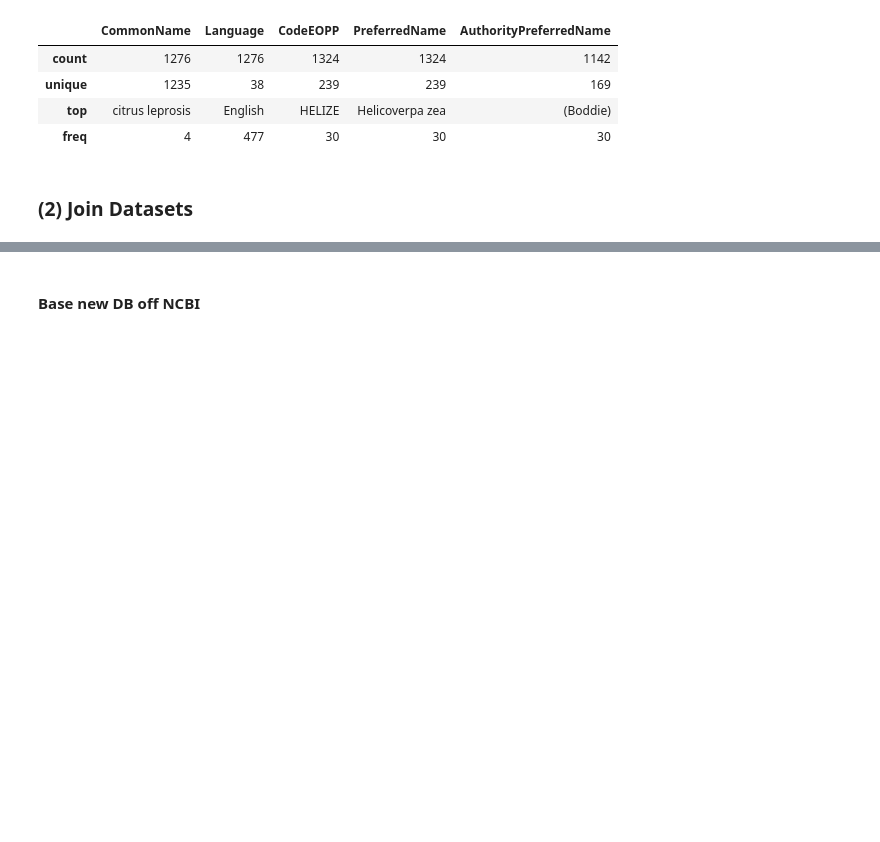
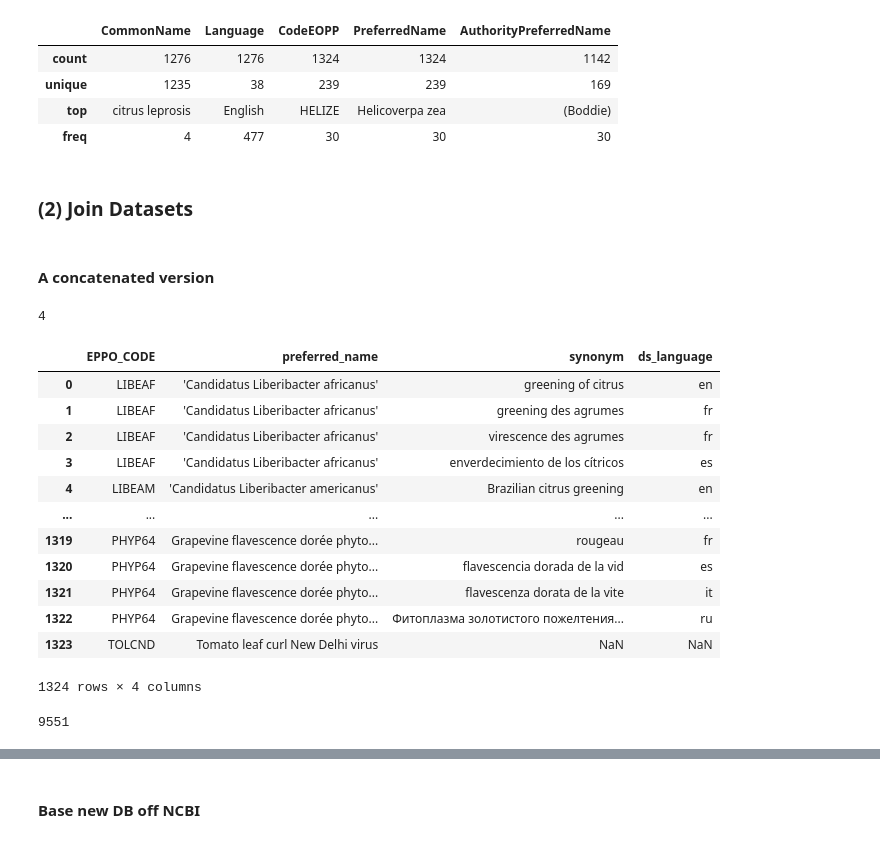
Before and after one commit to e-lubrini/quarantine-organisms-kr-nlp, a Jupyter notebook: lexical_resources/for_annotation/main.ipynb, the cells around one changed output, grey strips where cells are left out. Drawn from its saved outputs; the diff is of its cells as text; code cells hidden in the pictures; blank space fills up the shorter version.

```diff
--- a/lexical_resources/for_annotation/main.ipynb
+++ b/lexical_resources/for_annotation/main.ipynb
@@ -72,6 +69,9 @@ assert to_pattern(r'chrysom_le%+ray_e+du+concombre') == 'chrysom\wle\w* ray\we d
 # %%
 ncbi_sep = '\t'
 ncbi_header = ['synonym','taxid','sci_name','tax_path','POS','rank','undefined','also_undefined']
+ncbi_ext = '.csv'
+
+db_paths['ncbi'] = db_paths['ncbi'][:-4]+ncbi_ext
 
 ## name of the desired coluimns in the LR
 anno_gloss_column_names = ['EPPO_CODE', 'EFSA_PHT', 'NCBI_TAXID', # 3 partial keys to relative dataset
@@ -95,7 +95,3 @@ cc = dict(
     )
 # %% [markdown]
 #### Check Data
-# %%
-for path in db_paths.values():
-    display(describe_csv(path))
-pd.read_csv(db_paths['ncbi'], names=ncbi_header, index_col=0)
@@ -139,0 +98,14 @@ pd.read_csv(db_paths['ncbi'], names=ncbi_header, index_col=0)
+# %%
+for db_name, path in db_paths.items():
+    dbg(len(describe_csv(path).columns))
+    if (len(describe_csv(path).columns))==1:
+        dbg(path)
+        display(describe_csv(path))
+        print('starting normalisation:')
+        normalised_df = pd.read_csv(path, names=ncbi_header, index_col=0, on_bad_lines='skip', sep=ncbi_sep).reset_index(level=0)
+        print('normalised:')
+        display(normalised_df.head())
+        new_path = path[:-4]+'.csv'
+        normalised_df.to_csv(new_path, index=False)
+        db_paths[db_name] = new_path
+    display(describe_csv(path))
@@ -177,10 +174,7 @@ for db_name, columns in cc.items(): # loop over db names and respective relevant
             fun = orig_col[1]
             orig_col = orig_col[0]
         # sep = tab (for ncbi)
-        if 'ncbi' in db_name:
-            ds_col = pd.read_csv(db_paths['ncbi'], names=ncbi_header, index_col=0)[orig_col]
-        else:
-            ds_col = pd.read_csv(db_paths[db_name])[orig_col]
+        ds_col = pd.read_csv(db_paths[db_name])[orig_col]
 
         db[db_name][targ_col] = list(map(fun, ds_col)) # new_db col = old_db col
 
@@ -191,3 +185,25 @@ for db_name, columns in cc.items(): # loop over db names and respective relevant
 prep_dbs = dict()
 for db_name in cc.keys():
     prep_dbs[db_name] = pd.read_csv(os.path.join(annotation_path, db_name + '_table.csv'))
+# %% [markdown]
+#### A concatenated version
+# %%
+len(list(prep_dbs.items()))
+# %% [output]
+4
+# %%
+list(prep_dbs.items())[0][1]
+# %% [output]
+|  | EPPO_CODE | preferred_name | synonym | ds_language |
+| 0 | LIBEAF | 'Candidatus Liberibacter africanus' | greening of citrus | en |
+| 1 | LIBEAF | 'Candidatus Liberibacter africanus' | greening des agrumes | fr |
+| 2 | LIBEAF | 'Candidatus Liberibacter africanus' | virescence des agrumes | fr |
+| 3 | LIBEAF | 'Candidatus Liberibacter africanus' | enverdecimiento de los cítricos | es |
+| 4 | LIBEAM | 'Candidatus Liberibacter americanus' | Brazilian citrus greening | en |
+| ... | ... | ... | ... | ... |
+| 1319 | PHYP64 | Grapevine flavescence dorée phyto... | rougeau | fr |
+| 1320 | PHYP64 | Grapevine flavescence dorée phyto... | flavescencia dorada de la vid | es |
+| 1321 | PHYP64 | Grapevine flavescence dorée phyto... | flavescenza dorata de la vite | it |
+| 1322 | PHYP64 | Grapevine flavescence dorée phyto... | Фитоплазма золотистого пожелтения... | ru |
+| 1323 | TOLCND | Tomato leaf curl New Delhi virus | NaN | NaN |
+1324 rows × 4 columns
@@ -193,0 +213,8 @@ for db_name in cc.keys():
+# %%
+concat_df = pd.concat(
+    conc_list,
+    ignore_index=True)
+concat_df.to_csv('concatenated_glossary.csv')
+len(concat_df)
+# %% [output]
+9551
```
Also changed, not shown: parts of 7 cells of this notebook, 11 other files.
